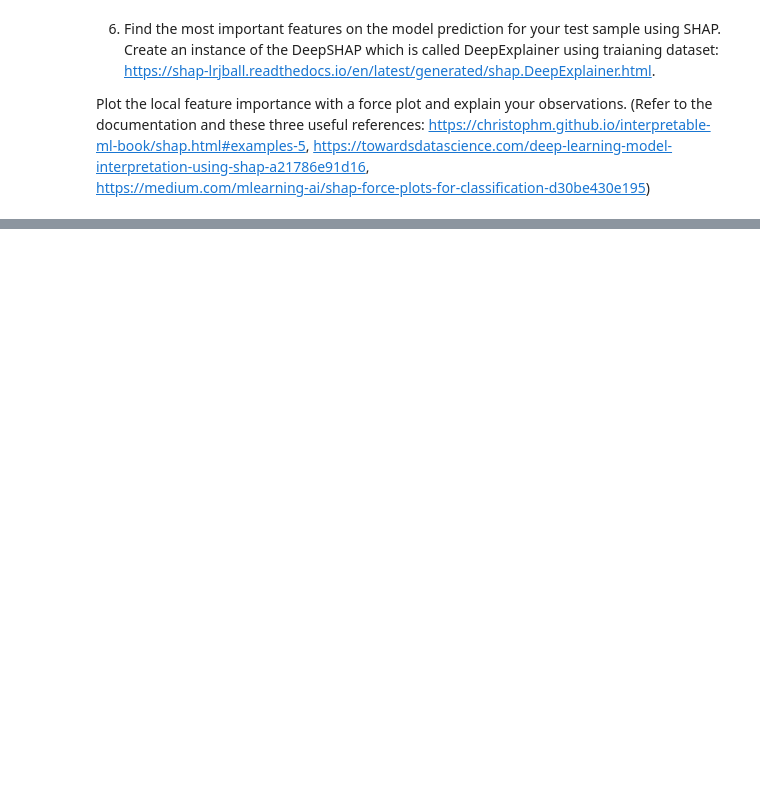
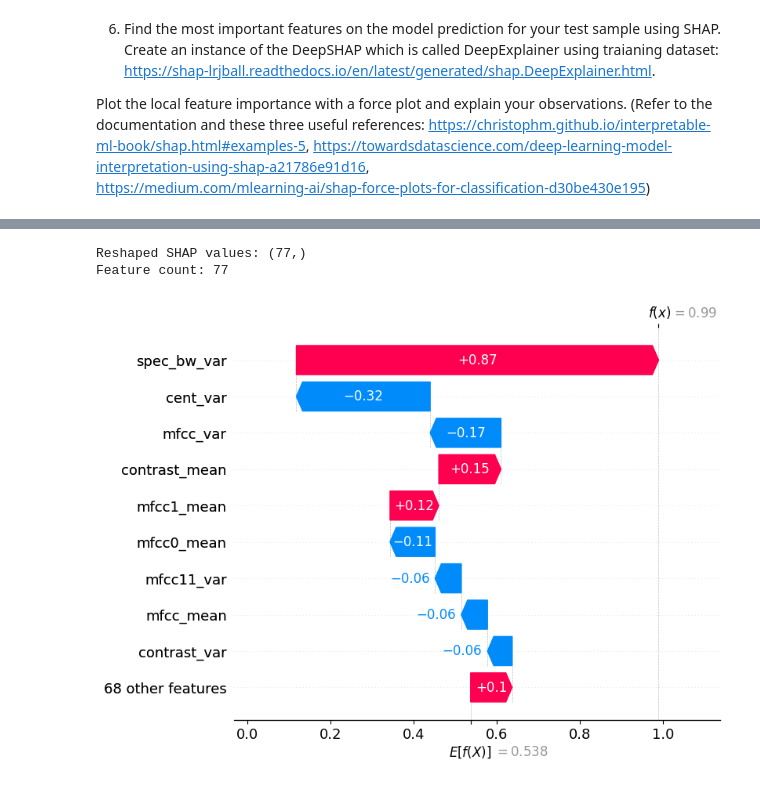
Before and after one commit to luksz/SC4001-Assignment-1, a Jupyter notebook: Tan_Pin_Yee_Part_A_4.ipynb, the cells around one changed output, grey strips where cells are left out. Drawn from its saved outputs; the diff is of its cells as text; code cells hidden in the pictures; blank space fills up the shorter version.

```diff
--- a/Tan_Pin_Yee_Part_A_4.ipynb
+++ b/Tan_Pin_Yee_Part_A_4.ipynb
@@ -143,0 +355,22 @@ Plot the local feature importance with a force plot and explain your observation
+# %%
+# Initialize the SHAP DeepExplainer with the model and the training data
+explainer = shap.DeepExplainer(model, X_train_scaled_tensor)
+
+# 1. Initialize SHAP DeepExplainer with the model and the training data
+explainer = shap.DeepExplainer(model, X_train_scaled_tensor)
+
+# 2. Get SHAP values for the test instance
+shap_values = explainer.shap_values(x_test_instance_tensor)
+
+# 3. Visualize the SHAP values using a force plot
+shap.initjs()
+
+# Reshape SHAP values to match the input instance shape
+shap_values_reshaped = shap_values[0].reshape(1, -1)  # Reshape (77, 1) to (1, 77)
+
+# Check the shapes after reshaping
+print(f"The SHAP reshaped: {shap_values_reshaped.shape}")
+print(f"The Test instance shape: {x_test_instance_tensor.shape}")
+
+# Visualize the force plot
+shap.force_plot(explainer.expected_value[0], shap_values_reshaped[0], x_test_instance_tensor.numpy())
@@ -143,0 +416,26 @@ Plot the local feature importance with a force plot and explain your observation
+# %%
+# Import necessary libraries
+import shap
+
+# Ensure the reshaped SHAP values match the expected format for the waterfall plot
+try:
+    # Flatten the SHAP values to 1D to match the number of features
+    reshaped_shap_values = shap_values[0].flatten()
+
+    # Print to confirm shapes are consistent
+    print(f"Reshaped SHAP values: {reshaped_shap_values.shape}")
+    print(f"Feature count: {len(df.columns)}")
+
+    # Visualize the SHAP values using the waterfall plot
+    shap.waterfall_plot(
+        shap.Explanation(values=reshaped_shap_values,
+                         base_values=explainer.expected_value[0],
+                         feature_names=df.columns)
+    )
+
+except Exception as e:
+    print(f"An error occurred during the SHAP waterfall plot visualization: {e}")
+# %% [output]
+Reshaped SHAP values: (77,)
+Feature count: 77
+[figure, added]
```
Also changed, not shown: parts of 14 cells of this notebook.
